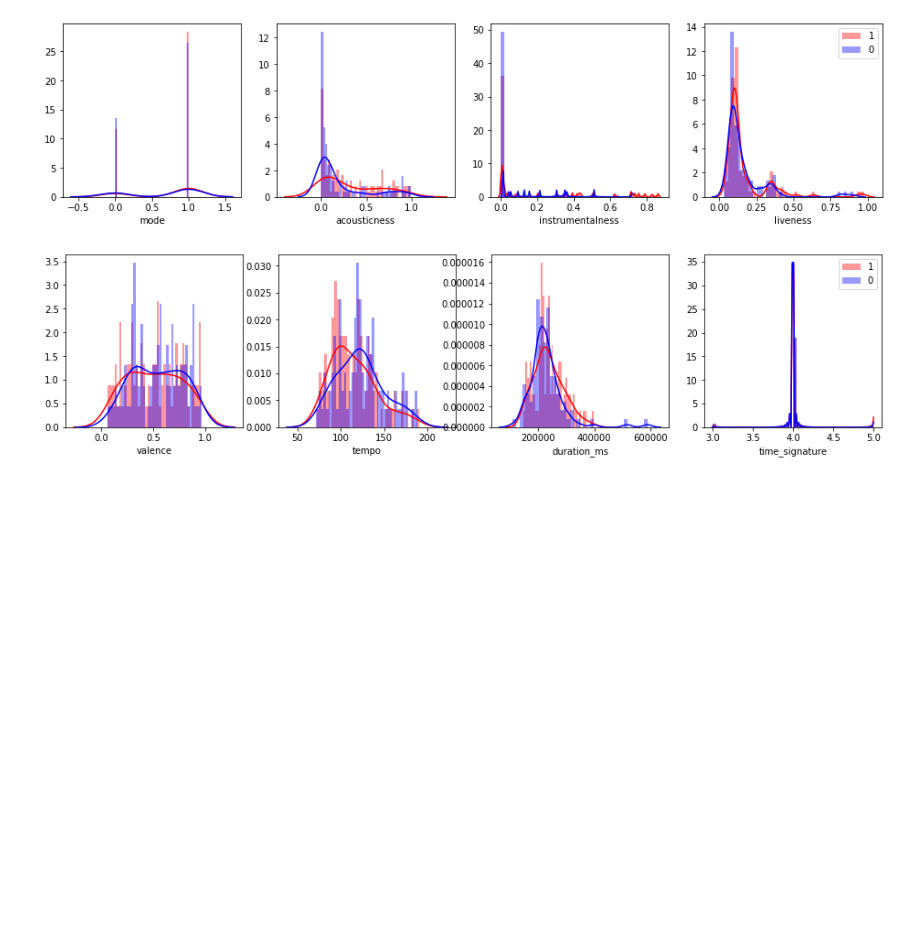
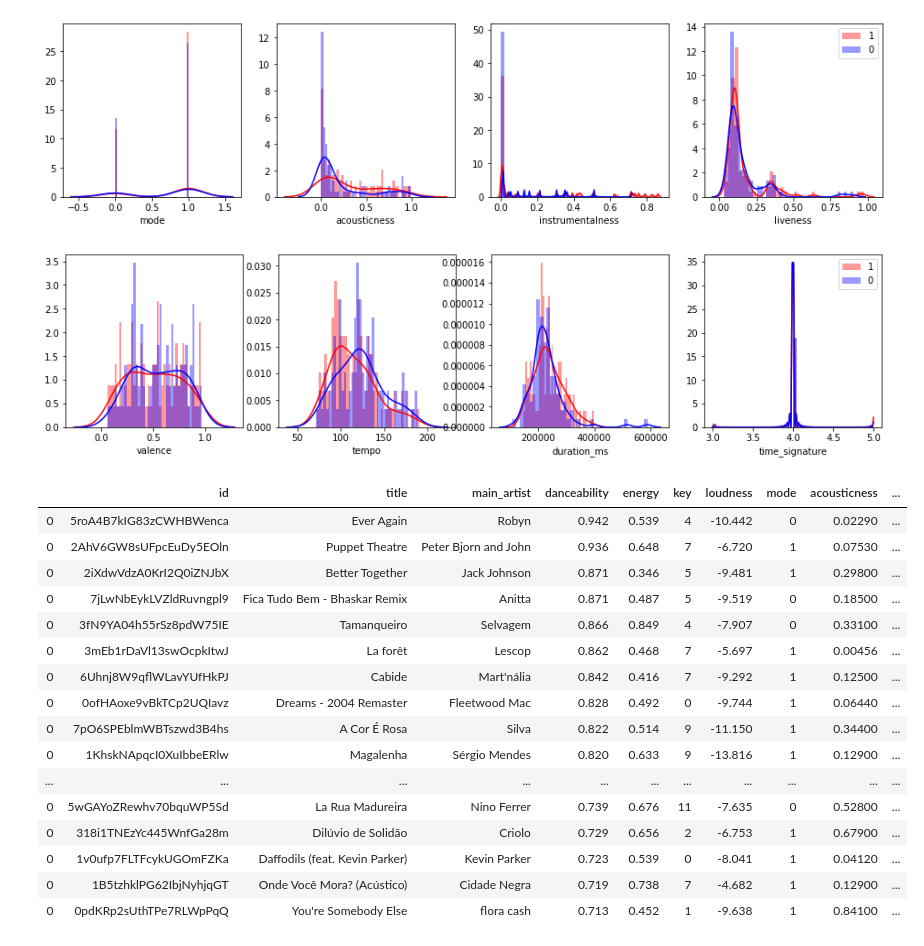
Before and after one commit to ritapereira10/Spotify-Analysis, a Jupyter notebook: Friends/TEST FRIENDS.ipynb, the cells around one changed output. Drawn from its saved outputs; the diff is of its cells as text; code cells hidden in the pictures; blank space fills up the shorter version.

```diff
--- a/Friends/TEST FRIENDS.ipynb
+++ b/Friends/TEST FRIENDS.ipynb
@@ -277,3 +277,23 @@ plt.legend((1,0))
 [figure]
 [figure]
 [figure]
+# %%
+data[data['playlist']==1].sort_values("danceability", ascending = False).head(30)
+# %% [output]
+|  | id | title | main_artist | danceability | energy | key | loudness | mode | acousticness | ... |
+| 0 | 5roA4B7kIG83zCWHBWenca | Ever Again | Robyn | 0.942 | 0.539 | 4 | -10.442 | 0 | 0.02290 | ... |
+| 0 | 2AhV6GW8sUFpcEuDy5EOln | Puppet Theatre | Peter Bjorn and John | 0.936 | 0.648 | 7 | -6.720 | 1 | 0.07530 | ... |
+| 0 | 2iXdwVdzA0KrI2Q0iZNJbX | Better Together | Jack Johnson | 0.871 | 0.346 | 5 | -9.481 | 1 | 0.29800 | ... |
+| 0 | 7jLwNbEykLVZldRuvngpl9 | Fica Tudo Bem - Bhaskar Remix | Anitta | 0.871 | 0.487 | 5 | -9.519 | 0 | 0.18500 | ... |
+| 0 | 3fN9YA04h55rSz8pdW75IE | Tamanqueiro | Selvagem | 0.866 | 0.849 | 4 | -7.907 | 0 | 0.33100 | ... |
+| 0 | 3mEb1rDaVl13swOcpkItwJ | La forêt | Lescop | 0.862 | 0.468 | 7 | -5.697 | 1 | 0.00456 | ... |
+| 0 | 6Uhnj8W9qflWLavYUfHkPJ | Cabide | Mart'nália | 0.842 | 0.416 | 7 | -9.292 | 1 | 0.12500 | ... |
+| 0 | 0ofHAoxe9vBkTCp2UQIavz | Dreams - 2004 Remaster | Fleetwood Mac | 0.828 | 0.492 | 0 | -9.744 | 1 | 0.06440 | ... |
+| 0 | 7pO6SPEblmWBTszwd3B4hs | A Cor É Rosa | Silva | 0.822 | 0.514 | 9 | -11.150 | 1 | 0.34400 | ... |
+| 0 | 1KhskNApqcI0XuIbbeERlw | Magalenha | Sérgio Mendes | 0.820 | 0.633 | 9 | -13.816 | 1 | 0.12900 | ... |
+| ... | ... | ... | ... | ... | ... | ... | ... | ... | ... | ... |
+| 0 | 5wGAYoZRewhv70bquWP5Sd | La Rua Madureira | Nino Ferrer | 0.739 | 0.676 | 11 | -7.635 | 0 | 0.52800 | ... |
+| 0 | 318i1TNEzYc445WnfGa28m | Dilúvio de Solidão | Criolo | 0.729 | 0.656 | 2 | -6.753 | 1 | 0.67900 | ... |
+| 0 | 1v0ufp7FLTFcykUGOmFZKa | Daffodils (feat. Kevin Parker) | Kevin Parker | 0.723 | 0.539 | 0 | -8.041 | 1 | 0.04120 | ... |
+| 0 | 1B5tzhklPG62IbjNyhjqGT | Onde Você Mora? (Acústico) | Cidade Negra | 0.719 | 0.738 | 7 | -4.682 | 1 | 0.12900 | ... |
+| 0 | 0pdKRp2sUthTPe7RLWpPqQ | You're Somebody Else | flora cash | 0.713 | 0.452 | 1 | -9.638 | 1 | 0.84100 | ... |
```
Also changed, not shown: parts of 2 cells of this notebook.
